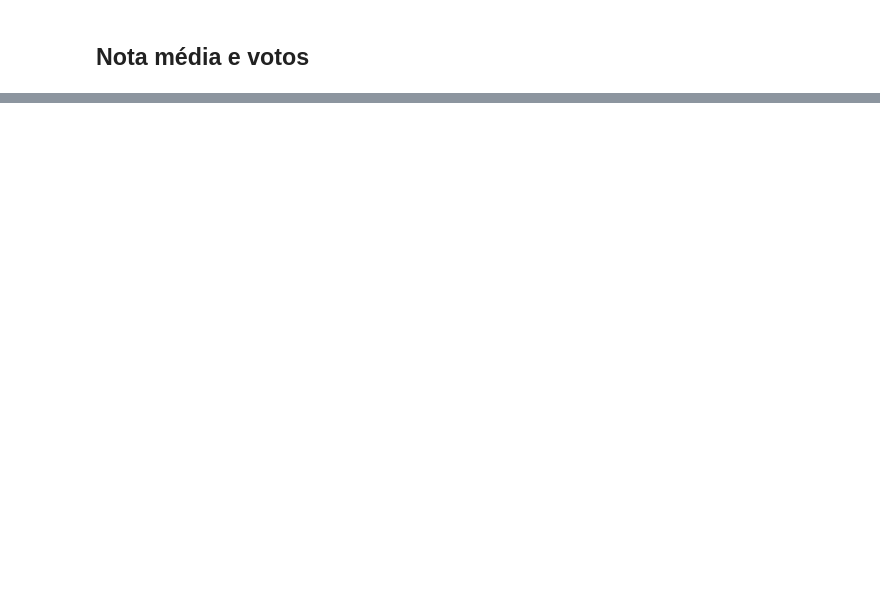
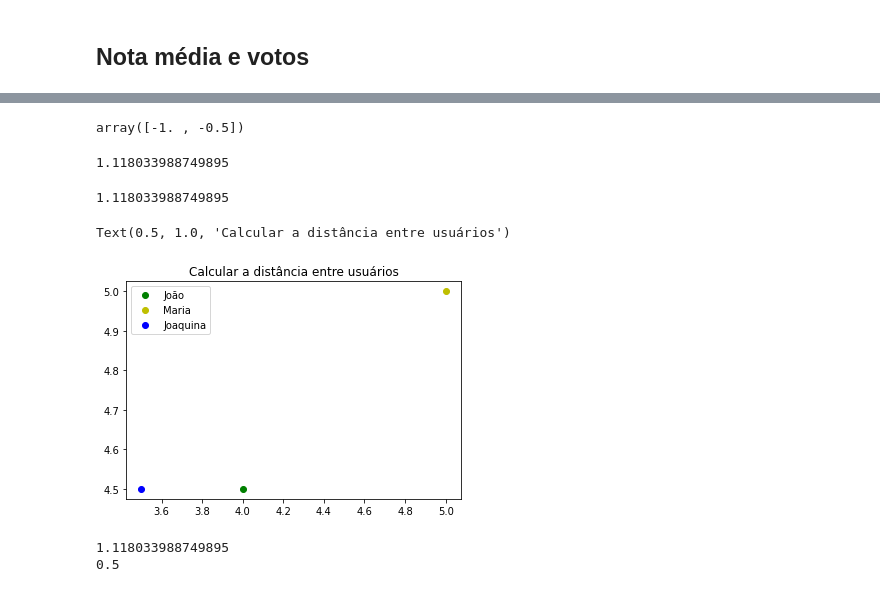
Before and after one commit to Facco-Bruno/Alura-ML, a Jupyter notebook: Sistemas_de_recomendacao_de_filmes.ipynb, the cells around one changed output, grey strips where cells are left out. Drawn from its saved outputs; the diff is of its cells as text; code cells hidden in the pictures; blank space fills up the shorter version.

```diff
--- a/Sistemas_de_recomendacao_de_filmes.ipynb
+++ b/Sistemas_de_recomendacao_de_filmes.ipynb
@@ -189,0 +205,44 @@ aventura_infantil_e_fantasia.drop(eu_assisti, errors='ignore').sort_values("nota
+# %%
+import numpy as np
+
+joao = np.array([4, 4.5])
+maria = np.array([5, 5])
+
+joao - maria
+# %% [output]
+array([-1. , -0.5])
+# %%
+from math import sqrt
+
+def pitagoras(a,b):
+  (delta_x, delta_y) = a - b
+  return sqrt(delta_x * delta_x + delta_y * delta_y)
+
+pitagoras(joao, maria)
+# %% [output]
+1.118033988749895
+# %%
+def pitagoras(a,b):
+  return np.linalg.norm(a - b)
+
+pitagoras(joao, maria)
+# %% [output]
+1.118033988749895
+# %%
+import matplotlib.pyplot as plt
+plt.plot(4, 4.5, "go")
+plt.plot(5, 5, "yo")
+plt.plot(3.5, 4.5, "bo")
+plt.legend(["João", "Maria", "Joaquina"])
+plt.title("Calcular a distância entre usuários")
+# %% [output]
+Text(0.5, 1.0, 'Calcular a distância entre usuários')
+[figure, added]
+# %%
+joaquina = np.array([3.5, 4.5])
+
+print(pitagoras(joao, maria))
+print(pitagoras(joao, joaquina))
+# %% [output]
+1.118033988749895
+0.5
```
Also changed, not shown: parts of 48 cells of this notebook.
